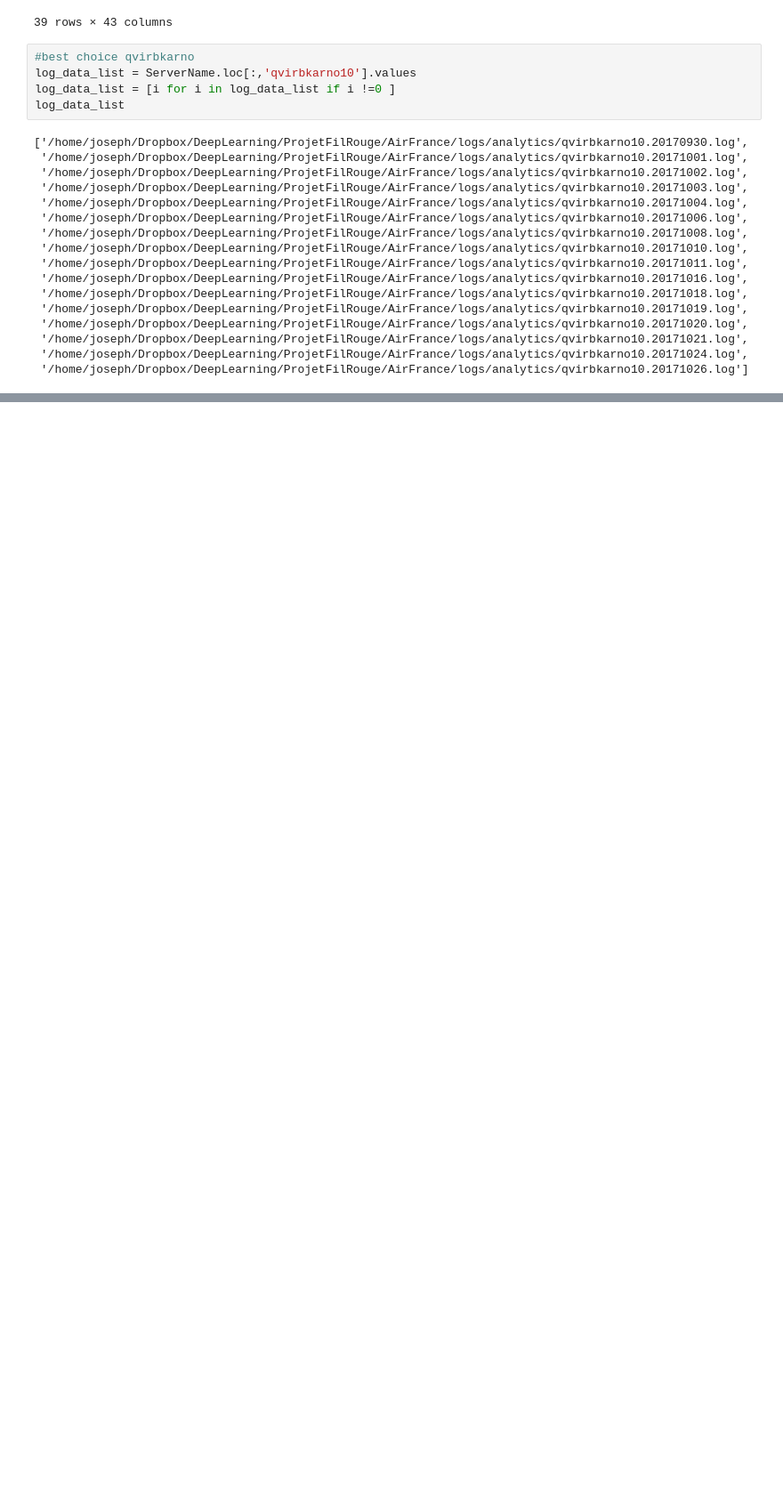
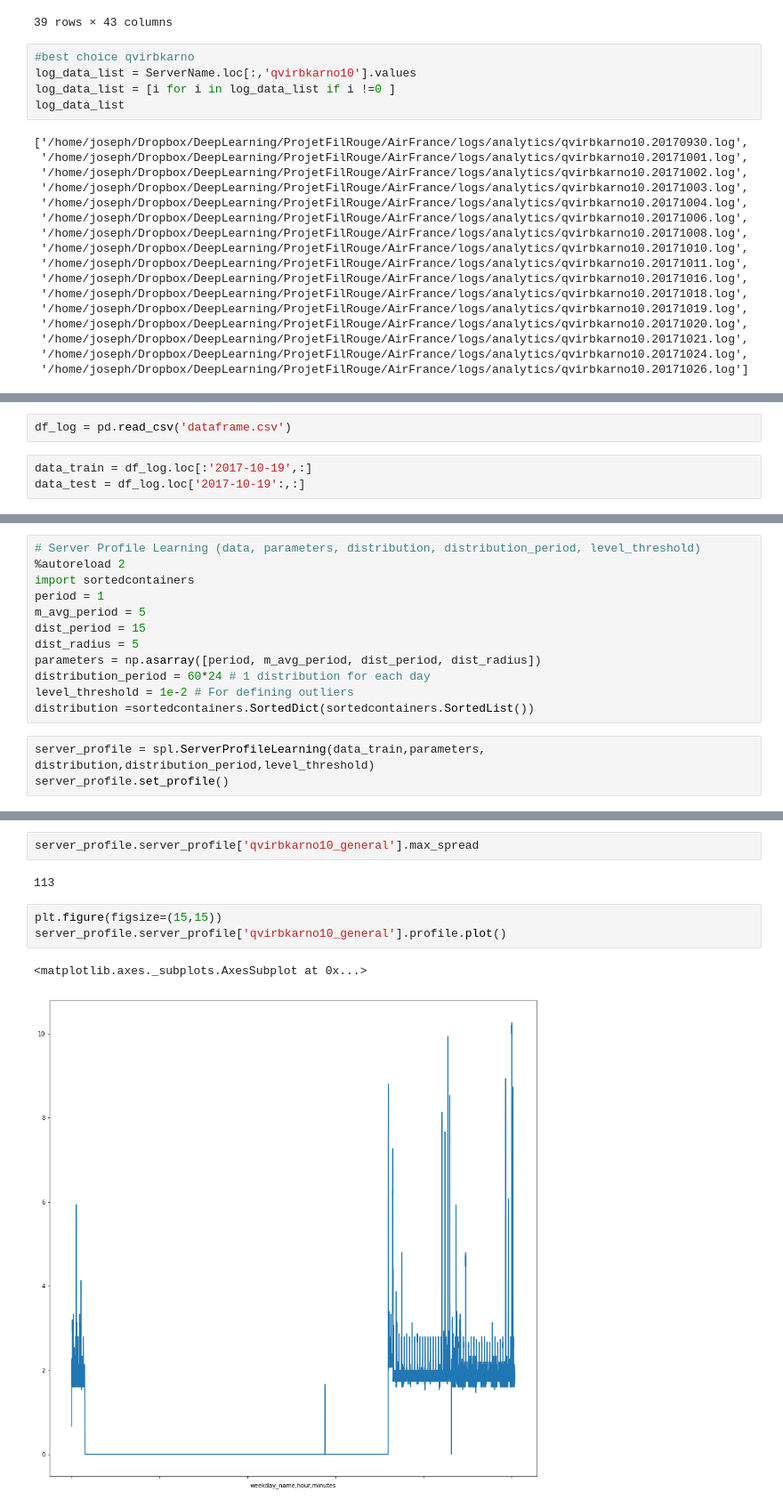
Before and after one commit to TheAmazonLogTeam/LogKiller, a Jupyter notebook: test_time_series.ipynb, the cells around one changed output, grey strips where cells are left out. Shown at 89% size. Cells and saved outputs as stored; diff of their text form; blank space fills up the shorter version.

Commit message:
test phase 2 done

```diff
--- a/test_time_series.ipynb
+++ b/test_time_series.ipynb
@@ -138,0 +132,5 @@ df_log.head()
+# %%
+df_log = pd.read_csv('dataframe.csv')
+# %%
+data_train = df_log.loc[:'2017-10-19',:]
+data_test = df_log.loc['2017-10-19':,:]
@@ -138,0 +157,15 @@ df_log.head()
+# %%
+# Server Profile Learning (data, parameters, distribution, distribution_period, level_threshold)
+%autoreload 2
+import sortedcontainers
+period = 1
+m_avg_period = 5
+dist_period = 15
+dist_radius = 5
+parameters = np.asarray([period, m_avg_period, dist_period, dist_radius])
+distribution_period = 60*24 # 1 distribution for each day
+level_threshold = 1e-2 # For defining outliers
+distribution =sortedcontainers.SortedDict(sortedcontainers.SortedList())
+# %%
+server_profile = spl.ServerProfileLearning(data_train,parameters, distribution,distribution_period,level_threshold)
+server_profile.set_profile()
@@ -138,0 +198,10 @@ df_log.head()
+# %%
+server_profile.server_profile['qvirbkarno10_general'].max_spread
+# %% [output]
+113
+# %%
+plt.figure(figsize=(15,15))
+server_profile.server_profile['qvirbkarno10_general'].profile.plot()
+# %% [output]
+<matplotlib.axes._subplots.AxesSubplot at 0x...>
+[figure, added]
```
Also changed, not shown: parts of 12 cells of this notebook, 2 other files.
